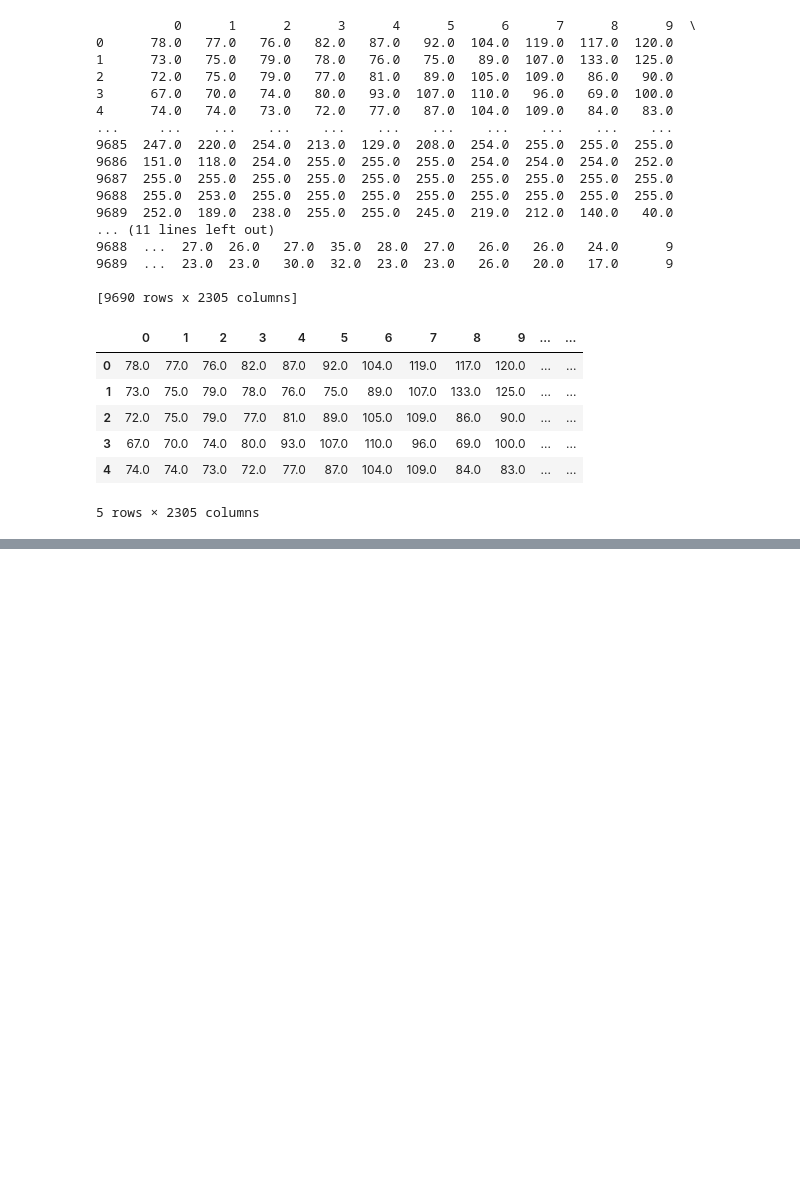
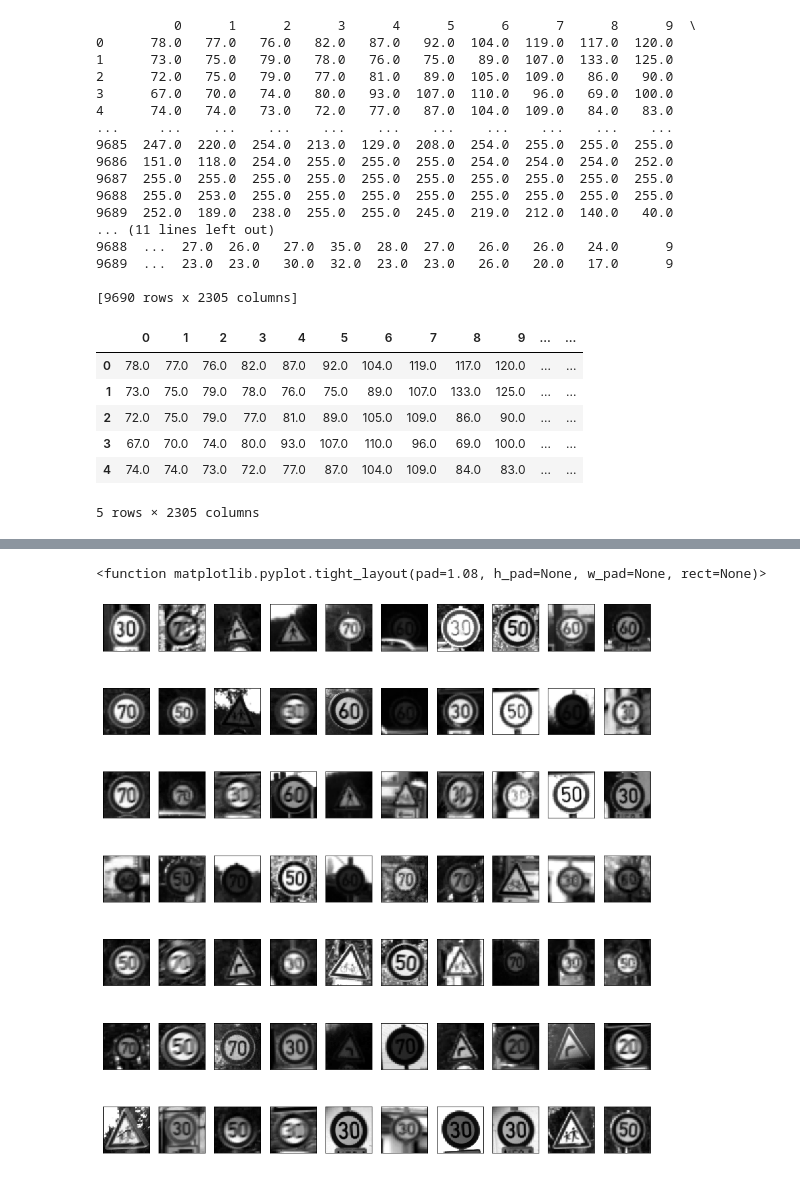
Before and after one commit to RachPatel/DMML_CW2_Group_20, a Jupyter notebook: Datasets_for_CW2.ipynb, the cells around one changed output, grey strips where cells are left out. Drawn from its saved outputs; the diff is of its cells as text; code cells hidden in the pictures; blank space fills up the shorter version.

```diff
--- a/Datasets_for_CW2.ipynb
+++ b/Datasets_for_CW2.ipynb
@@ -96,0 +103,9 @@ XYraw_ran.to_csv('For_10_Fold_Cross_Validation.csv', index = False)
+# %%
+# read the class attribute test file
+Ytest = pd.read_csv('y_test_smpl.csv')
+Ytest.columns = ['Class']
+# %%
+#join the two such that Y is the last column
+XYtest = pd.concat([Xtest,Ytest], axis=1)
+#check the concatination
+print(XYtest)
@@ -96,0 +130,4 @@ XYraw_ran.to_csv('For_10_Fold_Cross_Validation.csv', index = False)
+# %%
+#convert numberic to nominal for test data
+XYtest[['Class']] = XYtest[['Class']].replace([0, 1, 2,3,4,5,6,7,8,9], ['zero', 'one', 'two','three', 'four', 'five', 'six', 'seven', 'eight',
+                                 'nine'])
@@ -96,0 +159,20 @@ XYraw_ran.to_csv('For_10_Fold_Cross_Validation.csv', index = False)
+# %%
+#drop the class column to fit 2304 into 48x48 matrix
+XYtest.drop("Class",axis=1,inplace=True)
+# %%
+#review the test data
+
+plt.figure(figsize=(12,13))
+
+for i in list(range(0,70)):
+    plt.subplot(7,10,i+1)
+
+    plt.imshow(XYtest.iloc[i].values.reshape(48,48), interpolation = "none", cmap = "gray")
+    plt.xticks([])
+    plt.yticks([])
+plt.tight_layout()
+
+plt.tight_layout
+# %% [output]
+<function matplotlib.pyplot.tight_layout(pad=1.08, h_pad=None, w_pad=None, rect=None)>
+[figure, added]
```
Also changed, not shown: parts of 24 cells of this notebook.
